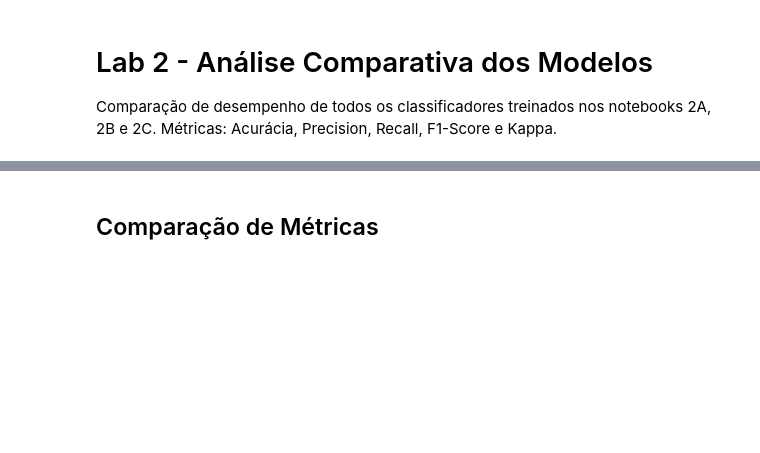
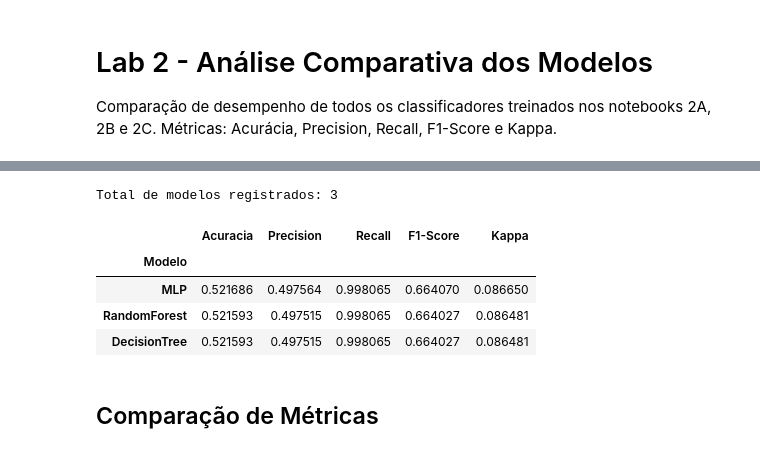
Before and after one commit to joaosaraivarodrigues1/CMC13, a Jupyter notebook: notebooks/3_analise_comparativa.ipynb, the cells around one changed output, grey strips where cells are left out. Drawn from its saved outputs; the diff is of its cells as text; code cells hidden in the pictures; blank space fills up the shorter version.

```diff
--- a/notebooks/3_analise_comparativa.ipynb
+++ b/notebooks/3_analise_comparativa.ipynb
@@ -36,3 +21,15 @@ df_metricas
+# %%
+df_metricas = buscar_melhores_runs()
+
+print(f'Total de modelos registrados: {len(df_metricas)}')
+df_metricas
+# %% [output]
+Total de modelos registrados: 3
+|  | Acuracia | Precision | Recall | F1-Score | Kappa |
+| Modelo |  |  |  |  |  |
+| MLP | 0.521686 | 0.497564 | 0.998065 | 0.664070 | 0.086650 |
+| RandomForest | 0.521593 | 0.497515 | 0.998065 | 0.664027 | 0.086481 |
+| DecisionTree | 0.521593 | 0.497515 | 0.998065 | 0.664027 | 0.086481 |
 # %% [markdown]
 ## Comparação de Métricas
 # %%
```
Also changed, not shown: parts of 6 cells of this notebook, 15 other files.
